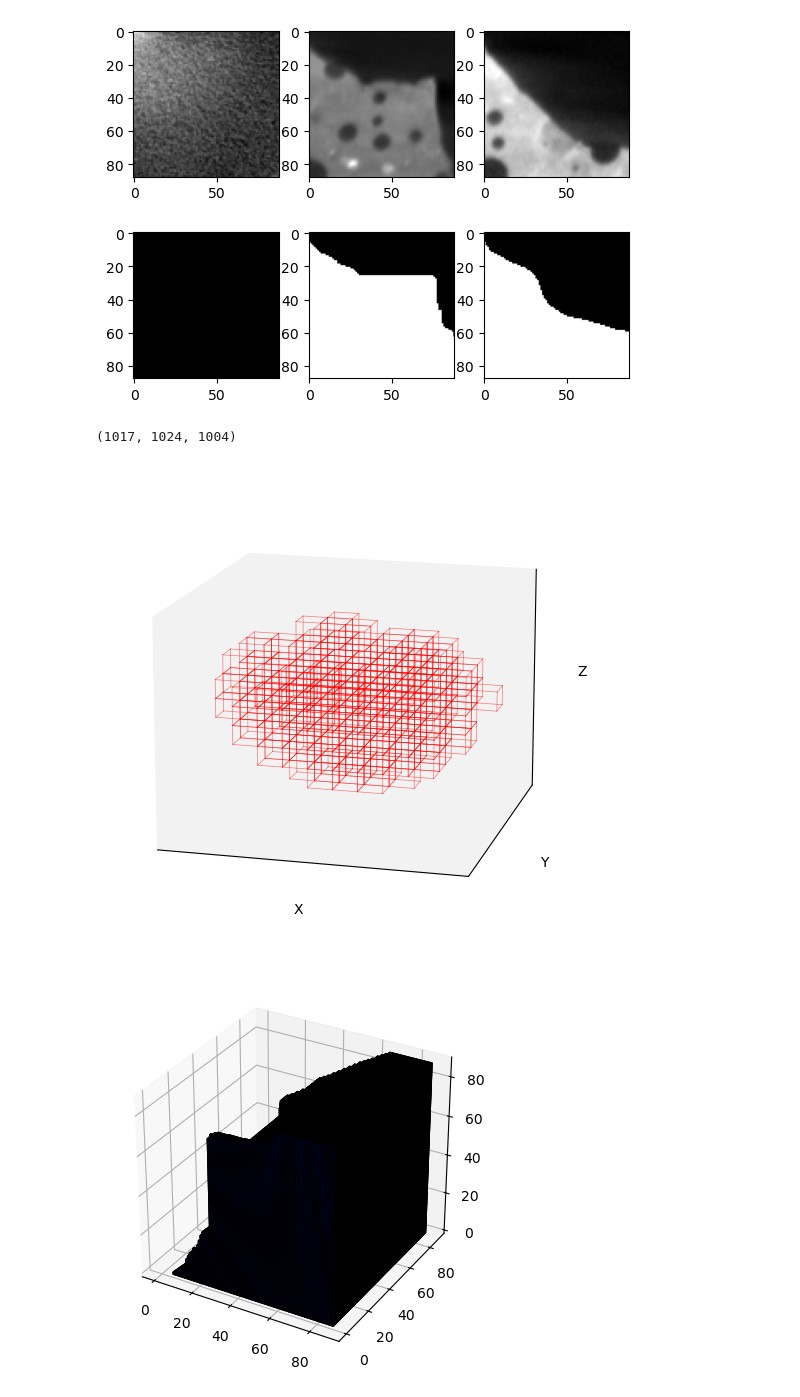
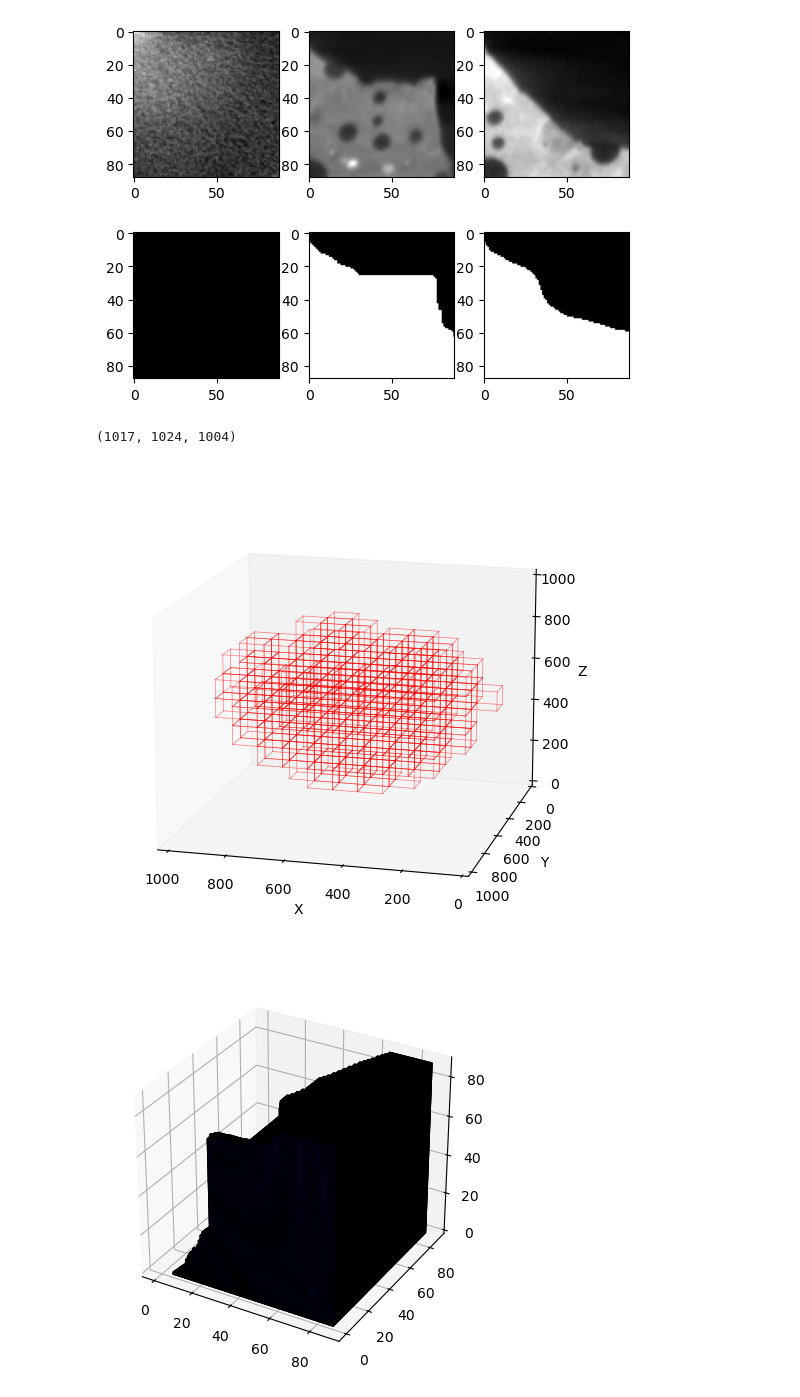
Before and after one commit to s185231/HPC3D_project, a Jupyter notebook: gammel_island.ipynb, the cells around one changed output. Cells and saved outputs as stored; diff of their text form; code cells hidden in the pictures.

Commit message:
Fixed wrong view in grid visualizer

```diff
--- a/gammel_island.ipynb
+++ b/gammel_island.ipynb
@@ -389,11 +390,11 @@ plt.show()
 # %%
 save_path = "/dtu/3d-imaging-center/courses/02509/groups/group01/other/"
 print(closed_mask.shape)
 #Note: Try and get the exact camera data for use with tomviz
-se.plot_samples(closed_mask, grid_list, view=(15, 105), linewidth=0.5, alpha=0.5, save_path=save_path)
+se.plot_samples(closed_mask, grid_list, view=(0, 0), linewidth=0.5, alpha=0.5, save_path=save_path)
 # %% [output]
 (1017, 1024, 1004)
-[figure, old version]
+[figure, new version]
 # %%
 ax = plt.figure().add_subplot(projection='3d')
 ax.voxels(se.apply_grid(volume=closed_mask, grid_dict=grid_dict), facecolors='blue', edgecolor='k')
```
Also changed, not shown: parts of 1 cell of this notebook, 1 other file.
